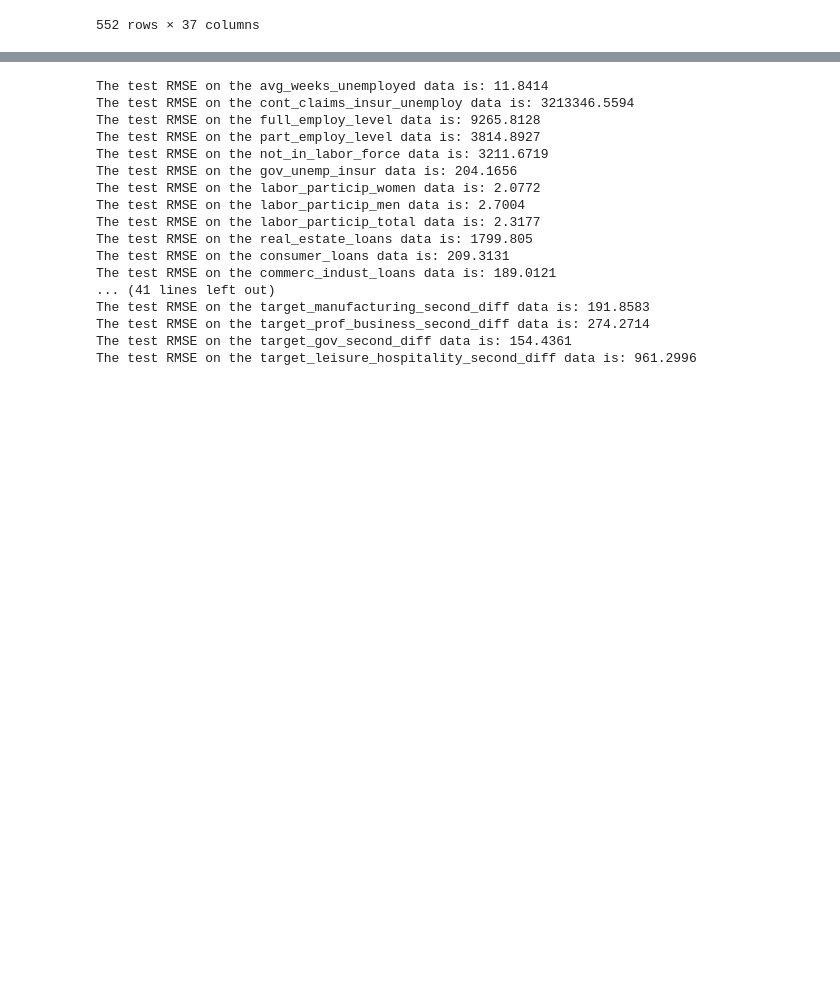
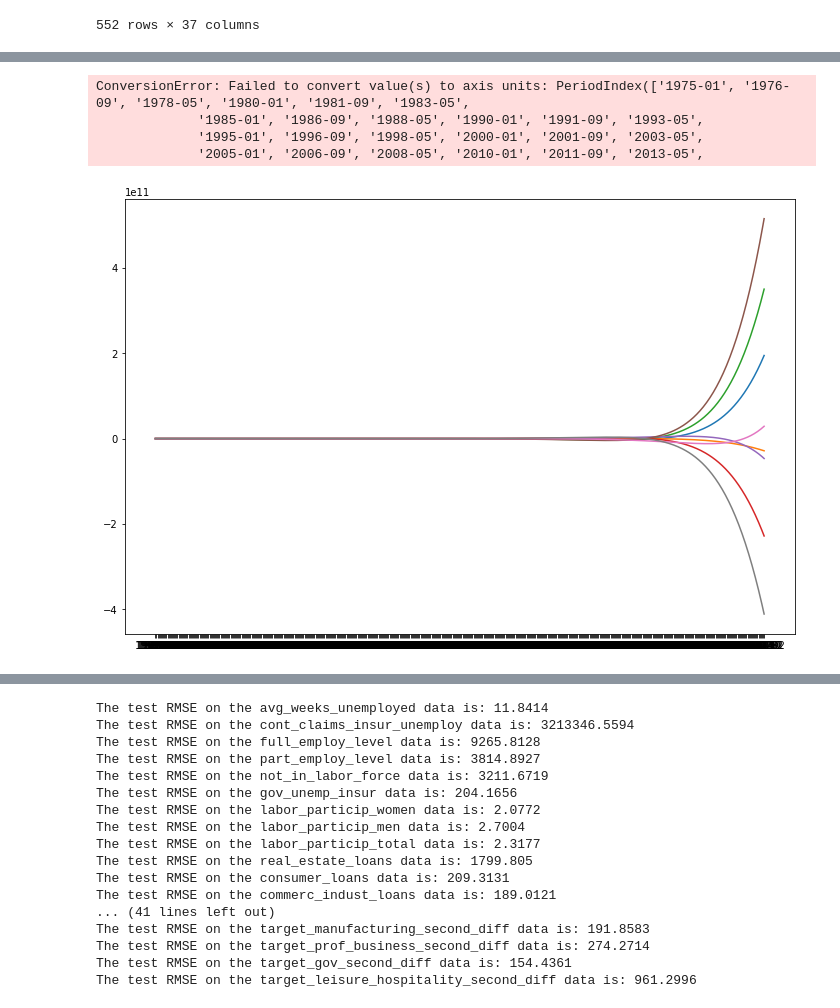
Before and after one commit to isaiahdwest/group-project, a Jupyter notebook: Tony_model.ipynb, the cells around one changed output, grey strips where cells are left out. Saved outputs shown, nothing was run; the diff lists cells and outputs as text; code cells hidden in the pictures; blank space fills up the shorter version.

```diff
--- a/Tony_model.ipynb
+++ b/Tony_model.ipynb
@@ -196,0 +355,16 @@ ValueError: operands could not be broadcast together with shapes (413,7) (1,37)
+# %%
+model = VAR(endog=df_test[target],exog=df_test.drop(columns=target))
+model_fit = model.fit()
+yhat = model_fit.forecast(model_fit.y,len(df_test), df_test.drop(columns=target))
+# %%
+y_df = pd.DataFrame(yhat,index=df_test.index,columns=target)
+# %%
+plt.figure(figsize = (12,8))
+plt.plot(y_df,)
+plt.xticks(df.index[0::20], fontsize=18);
+# %% [output]
+ConversionError: Failed to convert value(s) to axis units: PeriodIndex(['1975-01', '1976-09', '1978-05', '1980-01', '1981-09', '1983-05',
+             '1985-01', '1986-09', '1988-05', '1990-01', '1991-09', '1993-05',
+             '1995-01', '1996-09', '1998-05', '2000-01', '2001-09', '2003-05',
+             '2005-01', '2006-09', '2008-05', '2010-01', '2011-09', '2013-05',
+[figure, added]
```
Also changed, not shown: parts of 55 cells of this notebook.
